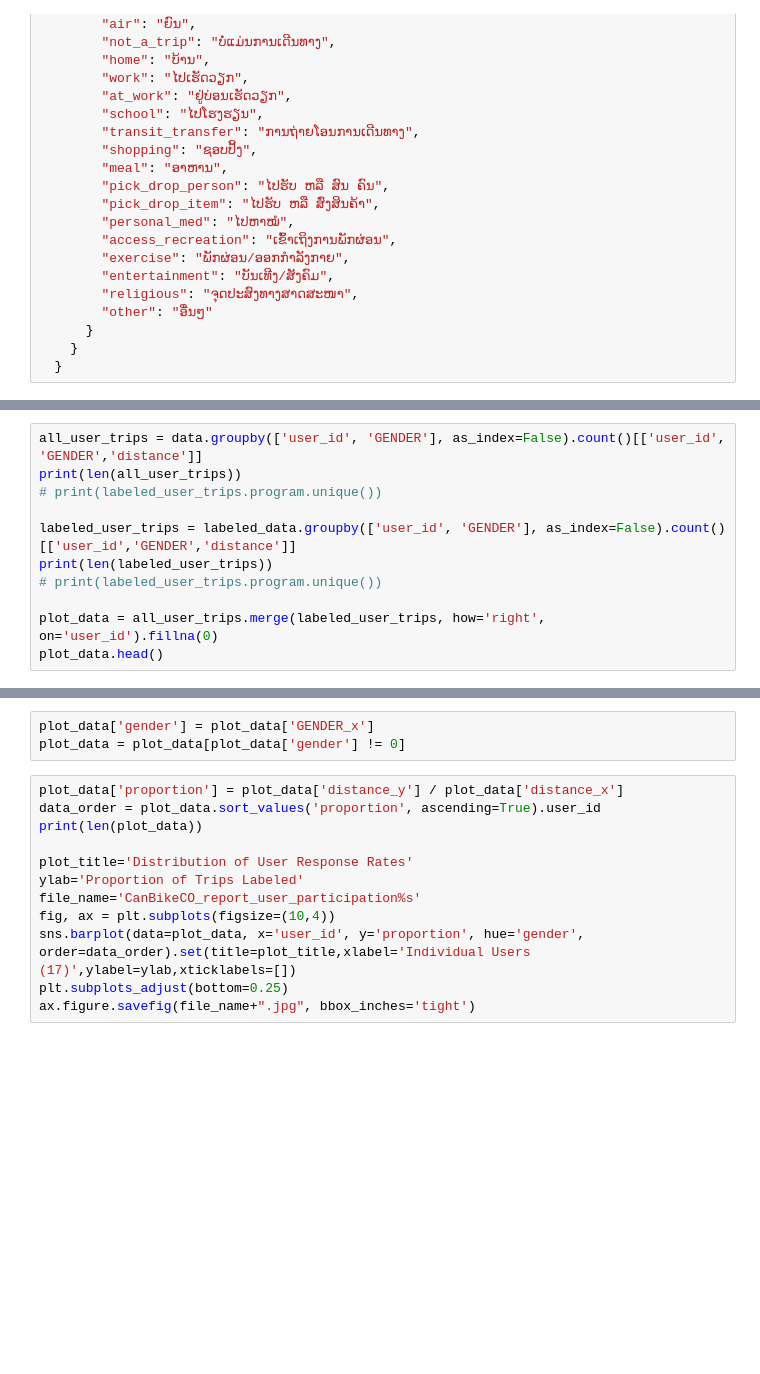
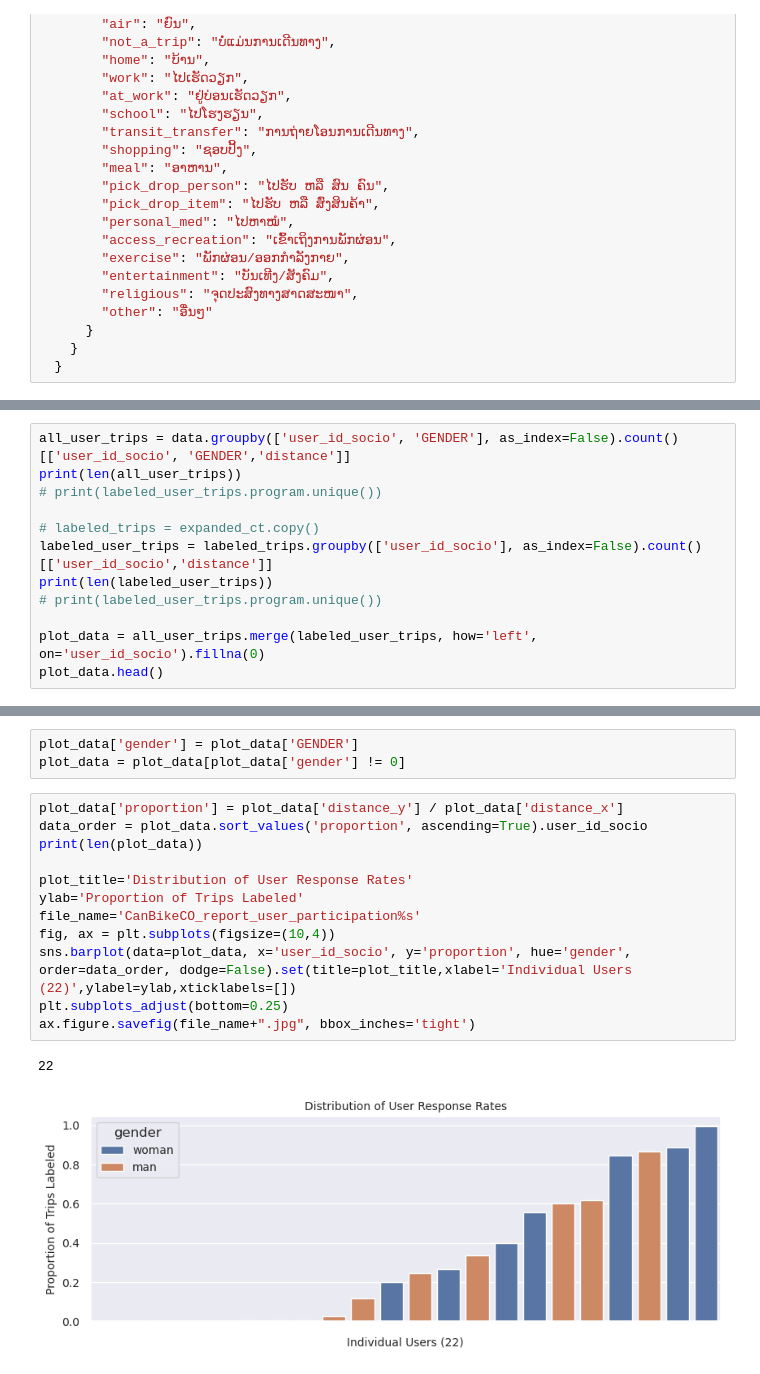
Before and after one commit to jpfleischer/em-public-dashboard, a Jupyter notebook: viz_scripts/LabelingRates.ipynb, the cells around one changed output, grey strips where cells are left out. Saved outputs shown, nothing was run; the diff lists cells and outputs as text; blank space fills up the shorter version.

```diff
--- a/viz_scripts/LabelingRates.ipynb
+++ b/viz_scripts/LabelingRates.ipynb
@@ -303,11 +392,12 @@ labeled_data['GENDER'] = labeled_data['What_is_your_gender']
 # %%
-all_user_trips = data.groupby(['user_id', 'GENDER'], as_index=False).count()[['user_id', 'GENDER','distance']]
+all_user_trips = data.groupby(['user_id_socio', 'GENDER'], as_index=False).count()[['user_id_socio', 'GENDER','distance']]
 print(len(all_user_trips))
 # print(labeled_user_trips.program.unique())
 
-labeled_user_trips = labeled_data.groupby(['user_id', 'GENDER'], as_index=False).count()[['user_id','GENDER','distance']]
+# labeled_trips = expanded_ct.copy()
+labeled_user_trips = labeled_trips.groupby(['user_id_socio'], as_index=False).count()[['user_id_socio','distance']]
 print(len(labeled_user_trips))
 # print(labeled_user_trips.program.unique())
 
-plot_data = all_user_trips.merge(labeled_user_trips, how='right', on='user_id').fillna(0)
+plot_data = all_user_trips.merge(labeled_user_trips, how='left', on='user_id_socio').fillna(0)
 plot_data.head()
@@ -314,15 +413,18 @@ plot_data.head()
 # %%
-plot_data['gender'] = plot_data['GENDER_x']
+plot_data['gender'] = plot_data['GENDER']
 plot_data = plot_data[plot_data['gender'] != 0]
 # %%
 plot_data['proportion'] = plot_data['distance_y'] / plot_data['distance_x']
-data_order = plot_data.sort_values('proportion', ascending=True).user_id
+data_order = plot_data.sort_values('proportion', ascending=True).user_id_socio
 print(len(plot_data))
 
 plot_title='Distribution of User Response Rates'
 ylab='Proportion of Trips Labeled'
 file_name='CanBikeCO_report_user_participation%s'
 fig, ax = plt.subplots(figsize=(10,4))
-sns.barplot(data=plot_data, x='user_id', y='proportion', hue='gender', order=data_order).set(title=plot_title,xlabel='Individual Users (17)',ylabel=ylab,xticklabels=[])
+sns.barplot(data=plot_data, x='user_id_socio', y='proportion', hue='gender', order=data_order, dodge=False).set(title=plot_title,xlabel='Individual Users (22)',ylabel=ylab,xticklabels=[])
 plt.subplots_adjust(bottom=0.25)
 ax.figure.savefig(file_name+".jpg", bbox_inches='tight')
+# %% [output]
+22
+[figure, added]
```
Also changed, not shown: parts of 20 cells of this notebook.
